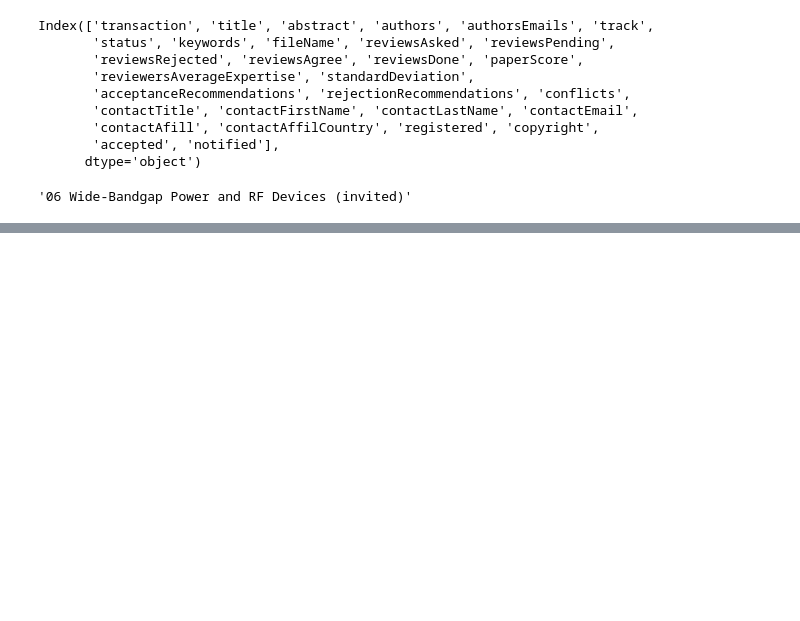
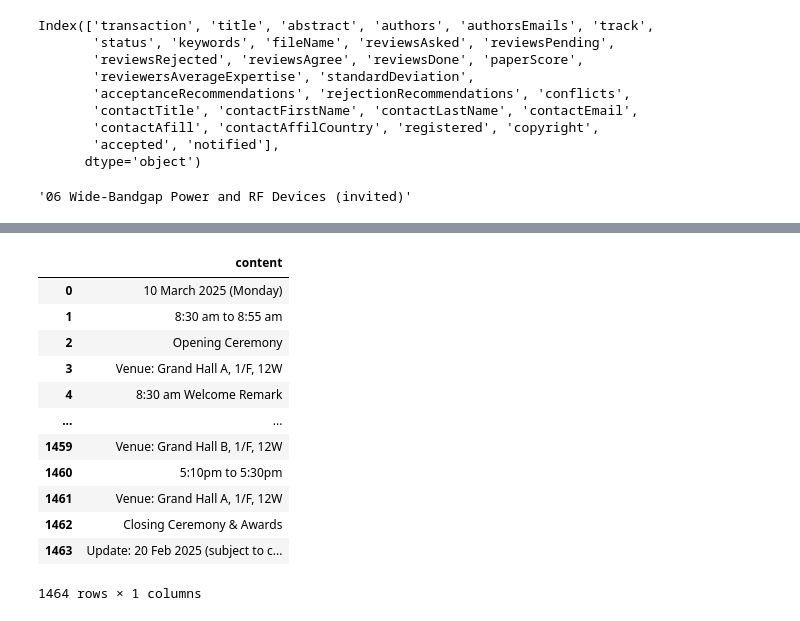
Before and after one commit to PengmyHKU/EDTM_proceeding, a Jupyter notebook: process.ipynb, the cells around one changed output, grey strips where cells are left out. Cells and saved outputs as stored; diff of their text form; code cells hidden in the pictures; blank space fills up the shorter version.

```diff
--- a/process.ipynb
+++ b/process.ipynb
@@ -73,0 +93,17 @@ data.to_csv('accepted_paper_list.csv',encoding="utf-8-sig")
+# %%
+program.columns=['content']
+program
+# %% [output]
+|  | content |
+| 0 | 10 March 2025 (Monday) |
+| 1 | 8:30 am to 8:55 am |
+| 2 | Opening Ceremony |
+| 3 | Venue: Grand Hall A, 1/F, 12W |
+| 4 | 8:30 am Welcome Remark |
+| ... | ... |
+| 1459 | Venue: Grand Hall B, 1/F, 12W |
+| 1460 | 5:10pm to 5:30pm |
+| 1461 | Venue: Grand Hall A, 1/F, 12W |
+| 1462 | Closing Ceremony & Awards |
+| 1463 | Update: 20 Feb 2025 (subject to c... |
+1464 rows × 1 columns
```
Also changed, not shown: parts of 13 cells of this notebook, 2 other files.
